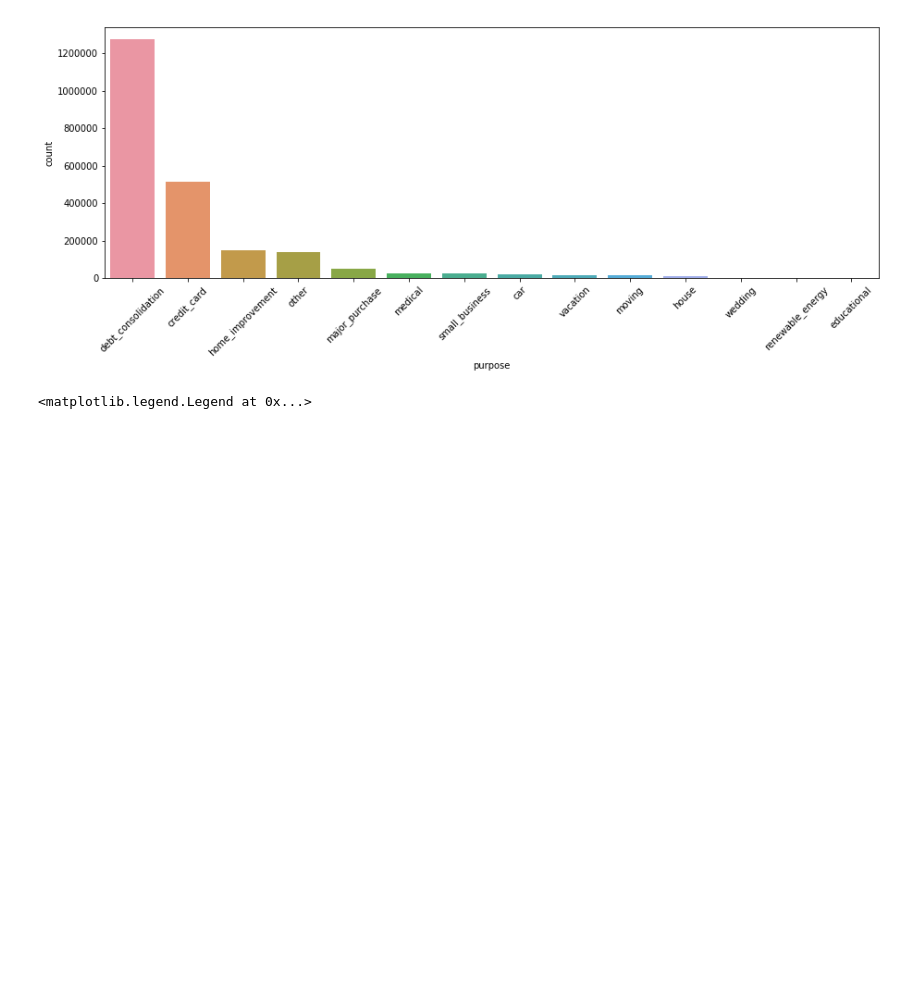
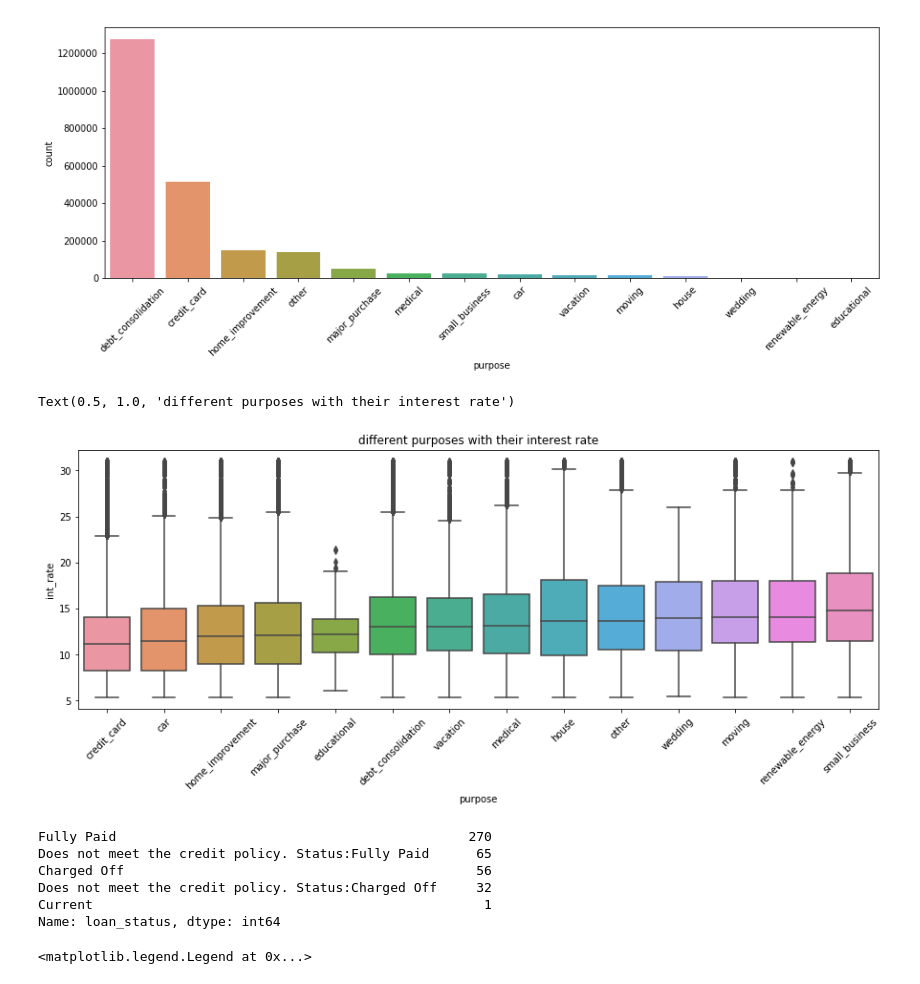
Before and after one commit to bacover/Capstone, a Jupyter notebook: Untitled.ipynb, the cells around one changed output. Saved outputs shown, nothing was run; the diff lists cells and outputs as text; code cells hidden in the pictures; blank space fills up the shorter version.

```diff
--- a/Untitled.ipynb
+++ b/Untitled.ipynb
@@ -299,6 +335,23 @@ chart.set_xticklabels(chart.get_xticklabels(), rotation=45)
  Text(0, 0, 'renewable_energy'),
  Text(0, 0, 'educational')]
 [figure]
+# %%
+
+chart = sns.boxplot(x='purpose',y='int_rate',data=df,order = df.groupby("purpose")['int_rate'].median().sort_values().index)
+chart.set_xticklabels(chart.get_xticklabels(), rotation=45)
+plt.title('different purposes with their interest rate')
+# %% [output]
+Text(0.5, 1.0, 'different purposes with their interest rate')
+[figure, added]
+# %%
+(df[df.purpose=='educational']).loan_status.value_counts()
+# %% [output]
+Fully Paid                                             270
+Does not meet the credit policy. Status:Fully Paid      65
+Charged Off                                             56
+Does not meet the credit policy. Status:Charged Off     32
+Current                                                  1
+Name: loan_status, dtype: int64
 # %%
 # Do you observe different loan grade patterns for different loan purposes?
 plt.rcParams["figure.figsize"] = [15, 5]
```
Also changed, not shown: parts of 24 cells of this notebook.
